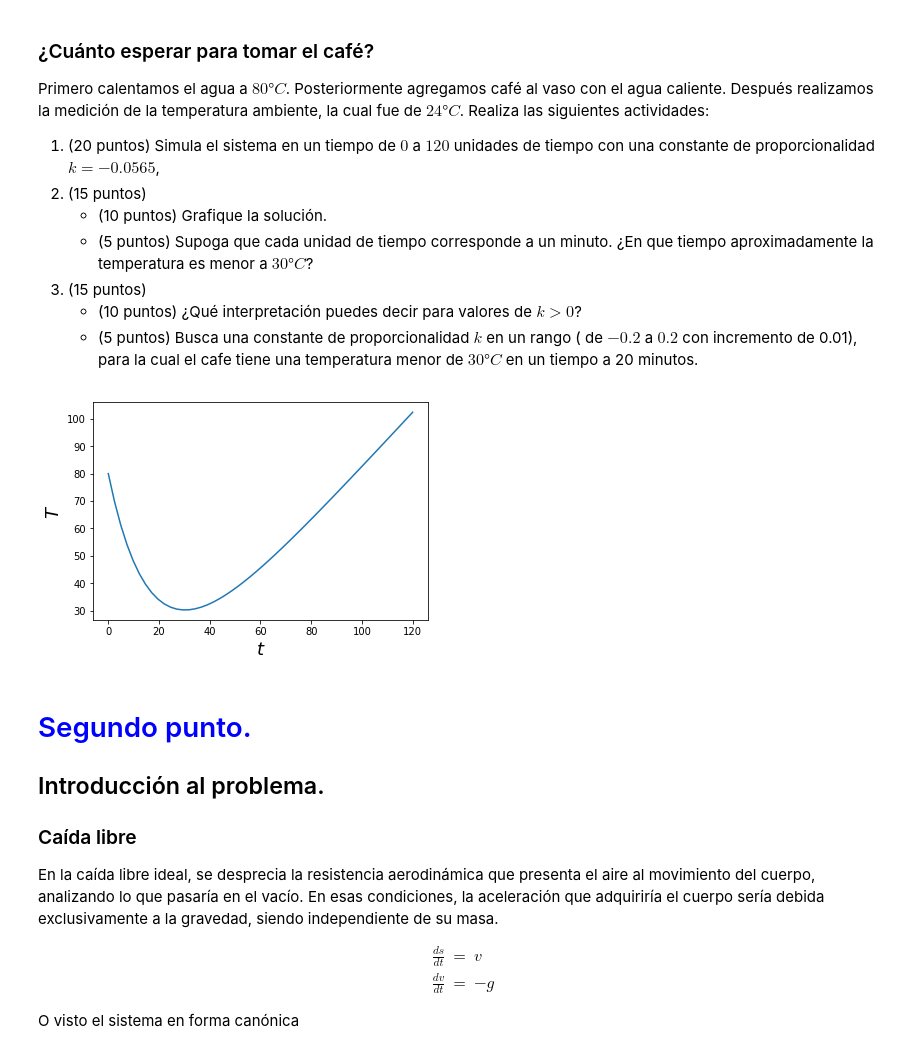
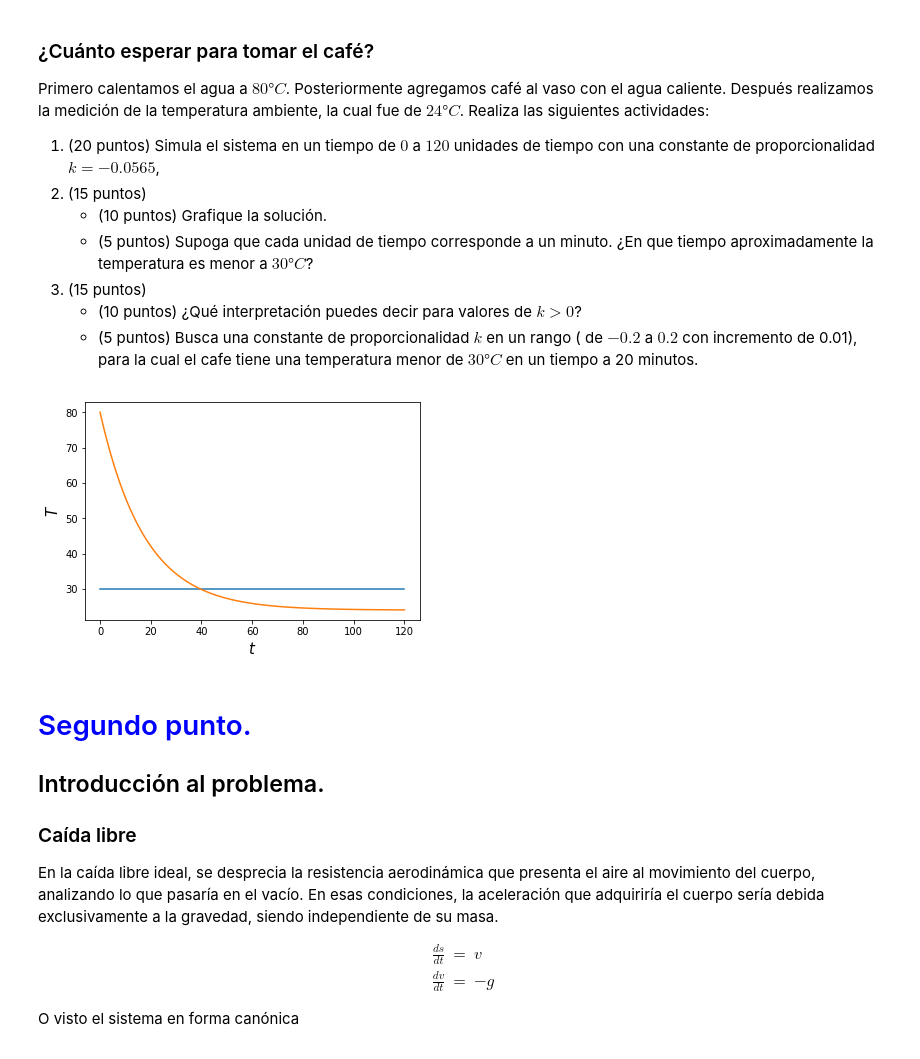
Before and after one commit to isaperez98/Optimizaci-n, a Jupyter notebook: Examen2_PerezIsabel.ipynb, the cells around one changed output. Drawn from its saved outputs; the diff is of its cells as text; code cells hidden in the pictures.

```diff
--- a/Examen1_PerezIsabel.ipynb
+++ b/Examen2_PerezIsabel.ipynb
@@ -69,15 +67,11 @@ Primero calentamos el agua a $80°C$. Posteriormente agregamos café al vaso con
 # %%
 #Resultado: Punto 1
 k=-0.0565
-def dT(T, Tm):
-    return k*(T- Tm)
+Tm=24
+
+def dT(T, t, Tm, k):
+    return k*(T-Tm)
 T0=80
-tt=np.linspace(0,120)
+tt=np.linspace(0,120,120)
 
-TT=odeint(dT,T0,tt)
-plt.plot(tt, TT)
-plt.xlabel('$t$',fontsize =18)
-plt.ylabel('$T$', fontsize=18)
-plt.show()
+TT=odeint(dT, T0, tt, args=(Tm, k))
-# %% [output]
-[figure, removed]
@@ -86,3 +78,13 @@ plt.show()
+# %%
+#Resultado: Punto 2
+L30=np.ones(120)*30
+plt.plot(tt,L30)
+plt.plot(tt,TT)
+plt.xlabel("$t$", fontsize=15)
+plt.ylabel("$T$", fontsize= 15)
+plt.show()
+# %% [output]
+[figure, added]
 # %%
 #Resultado: Punto 3
 # %% [markdown]
```
Also changed, not shown: parts of 5 cells of this notebook.
